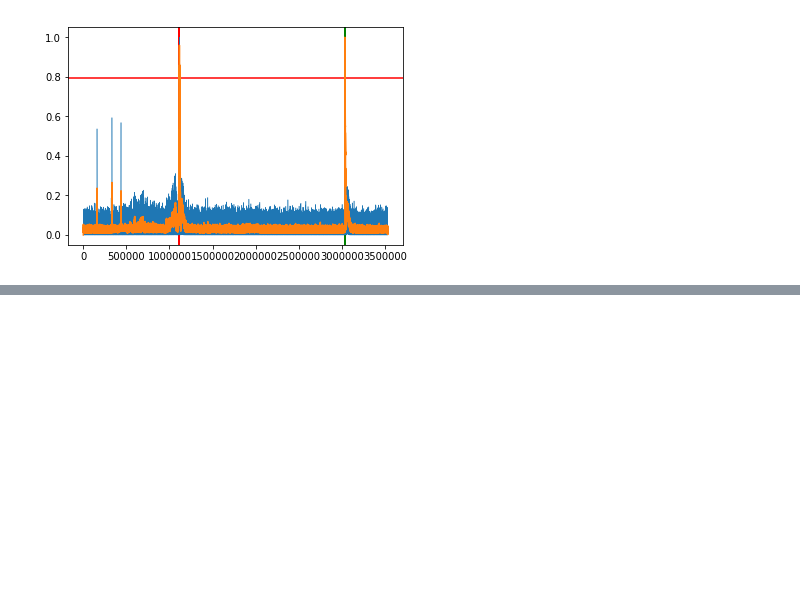
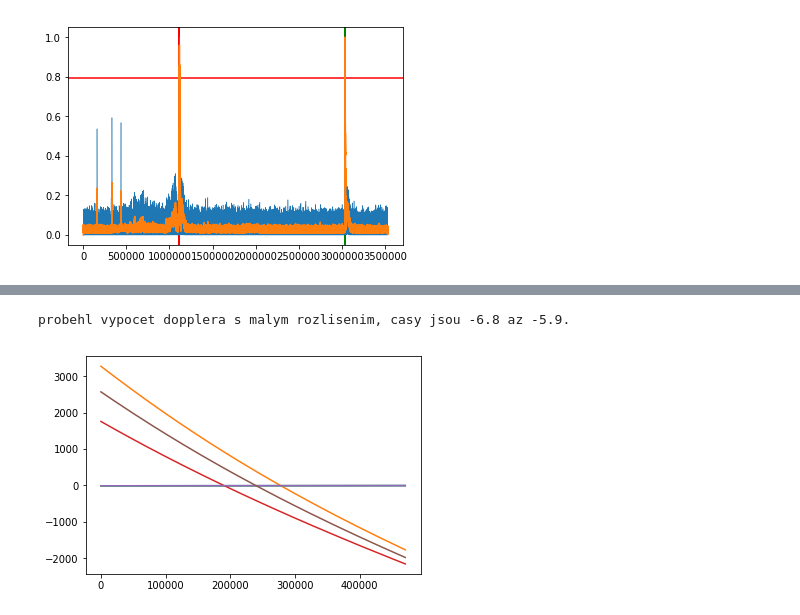
Before and after one commit to bolidozor/MeteorDataAnalyser, a Jupyter notebook: iPython/Bolidozor_vs_optical.ipynb, the cells around one changed output, grey strips where cells are left out. Saved outputs shown, nothing was run; the diff lists cells and outputs as text; code cells hidden in the pictures; blank space fills up the shorter version.

Commit message:
multibolid and doppler

```diff
--- a/iPython/Bolidozor_vs_optical.ipynb
+++ b/iPython/Bolidozor_vs_optical.ipynb
@@ -23,7 +38,7 @@ if False:#2057410
     met_velocity = [45500]
     model_offset = -8.25
 # %%
-if True:#2047621
+if False:#2047621
     multibolid_id = 2047621
     met_start_altitude = np.array([80000.0])
     met_stop_altitude = np.array([41896.884619396])
@@ -137,5 +158,5 @@ time_offset={}
 # %%
-%matplotlib
+%matplotlib inline
 count = len(selected)
 fig, axis = plt.subplots(1, count, sharex=True, sharey=True, figsize=(20, 10))
 
@@ -156,11 +177,13 @@ for i, ax in enumerate(axis):
             ax.set_title(bolid['namesimple'] + " (%s, %s)"%(selected[i], bolid['time_calib']['method']))
             min_date = bolid['time_calib']['cor_file_beg'].replace(tzinfo=datetime.timezone.utc).timestamp()+T_offset
             max_date = bolid['time_calib']['cor_file_end'].replace(tzinfo=datetime.timezone.utc).timestamp()+T_offset
+            bolid['time_calib']['time_range']=[min_date, max_date]
         else:
             ax.set_title(bolid['namesimple'] + " (" + str(selected[i])+") SYS-T")
             min_date = bolid['time_calib']['sys_file_beg'].replace(tzinfo=datetime.timezone.utc).timestamp()+T_offset
             max_date = bolid['time_calib']['sys_file_end'].replace(tzinfo=datetime.timezone.utc).timestamp()+T_offset
-        array = np.arange(min_date, max_date, 1/96000/2)
+            bolid['time_calib']['time_range']=[min_date, max_date]
+        #array = np.arange(min_date, max_date, 1/96000/2)
         array = np.arange(min_date, max_date, (max_date-min_date)/(len(met_data)))
 
         if not minimal_time: minimal_time = min_date
@@ -173,6 +196,17 @@ for i, ax in enumerate(axis):
     except Exception as e:
         print(e)
 
+del min_date # dale pouzivat minimal_time
+del max_date
+
+for i, ax in enumerate(axis):
+    bolid = bolids.result[selected[i]]
+    T_offset = 10*time_offset.get(selected[i], 0)
+    time_range = bolid['time_calib']['time_range']
+    image_offset = time_range[0] - minimal_time + T_offset
+    print("zpozdeni obrazku", np.round(image_offset*96000))
+    bolid['time_calib']['sample_offset']=np.round(image_offset*96000)
+
 fig.subplots_adjust(wspace=0.02, left = 0.02, right=0.98,bottom=0.02, top=0.97)
 print(minimal_time, maximal_time)
 plt.show()
@@ -185,0 +232,56 @@ Using matplotlib backend: TkAgg
+# %%
+%matplotlib inline
+
+timesteps = np.arange(-30,30,0.1)
+dopplers_null = []
+
+# vypocet dopplera s malym rozlisenim (jen pro urceni nuloveho posunu)
+for meteor in selected:
+    bolid = bolids.result[selected[meteor]]
+    met_start_point = np.array(geoC.GeographicToGeocentric(met_start_lat[0], met_start_lon[0], met_start_altitude[0]))
+    met_stop_point = np.array(geoC.GeographicToGeocentric(met_stop_lat[0], met_stop_lon[0], met_stop_altitude[0]))
+    station_point = np.array(geoC.GeographicToGeocentric(stations[bolid['namesimple']]['latitude'],
+                                                                 stations[bolid['namesimple']]['longitude'], stations[bolid['namesimple']]['elevation']))
+    met_points = generate_path(met_start_point, met_stop_point, met_velocity[0], timesteps)
+    doppler = estimate_dopplers2(met_points, timesteps, 143050000, trans_station_point, station_point)
+
+    doppler_zero_index = np.argmin(np.abs(doppler[:,1]))
+    doppler_zero_time = doppler[doppler_zero_index][0]
+    dopplers_null.append([doppler_zero_time])
+
+print("probehl vypocet dopplera s malym rozlisenim, casy jsou %s az %s." %(np.min(dopplers_null), np.max(dopplers_null)))
+
+okoli = 2   ## Jake okoli nuloveho dopplera generovat v [s]
+timesteps = np.arange(np.min(dopplers_null)-okoli, np.max(dopplers_null)+okoli, 1/96000)
+
+# vypocet dopplera s vysokym rozlisenim (pro presne urceni dopplera v okamzik nulove radialni rychlosti)
+for meteor in selected:
+    bolid = bolids.result[selected[meteor]]
+
+    # prevedou se souradnice do kartezke soustavy a nasledne se spocita trajektorie (vektor) meteoru
+    met_start_point = np.array(geoC.GeographicToGeocentric(met_start_lat[0], met_start_lon[0], met_start_altitude[0]))
+    met_stop_point = np.array(geoC.GeographicToGeocentric(met_stop_lat[0], met_stop_lon[0], met_stop_altitude[0]))
+    station_point = np.array(geoC.GeographicToGeocentric(stations[bolid['namesimple']]['latitude'],
+                                                                 stations[bolid['namesimple']]['longitude'], stations[bolid['namesimple']]['elevation']))
+    met_points = generate_path(met_start_point, met_stop_point, met_velocity[0], timesteps)
+
+    # Vytvoreni modelu head-echa (dopplerovsky posuv modelu)
+    doppler = estimate_dopplers2(met_points, timesteps, 143050000, trans_station_point, station_point)
+
+    # zapise se index bodu simulace, kde je dopplerovsky posuv nulovy
+    bolids.result[selected[meteor]]['doppler_zero_index'] = np.argmin(np.abs(doppler[:,1])) # doppler zero index (index, kde je nejmensi dopplerovsky posuv)
+
+    # Prevod dopplerovsych frekvenci na signal
+    # !!! Nejsem si jist, jestli toto provadim spravne
+    dt = timesteps[1]-timesteps[0]
+    signal = (np.sin(2*np.pi*dt*np.cumsum(np.interp(np.arange(len(doppler)), doppler[:,0], doppler[:, 1]))))
+
+    #zapsat signal dopplera a frekvence dopplera k meteoru
+    bolids.result[selected[meteor]]['doppler_signal'] = signal
+    bolids.result[selected[meteor]]['doppler_frequency'] = doppler
+    plt.plot(doppler)
+
+plt.show()
+# %% [output]
+probehl vypocet dopplera s malym rozlisenim, casy jsou -6.8 az -5.9.
+[figure, added]
```
Also changed, not shown: parts of 22 cells of this notebook.
